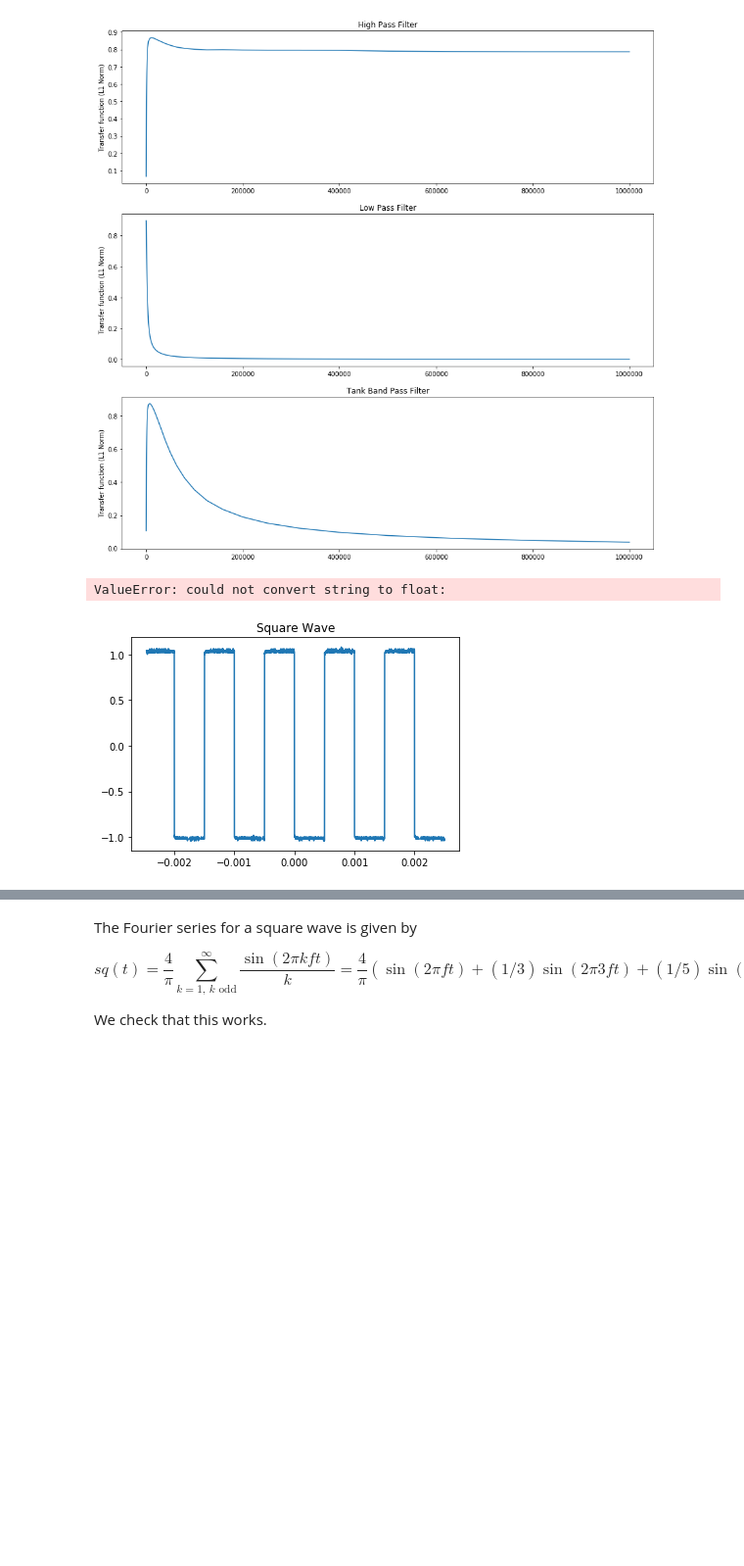
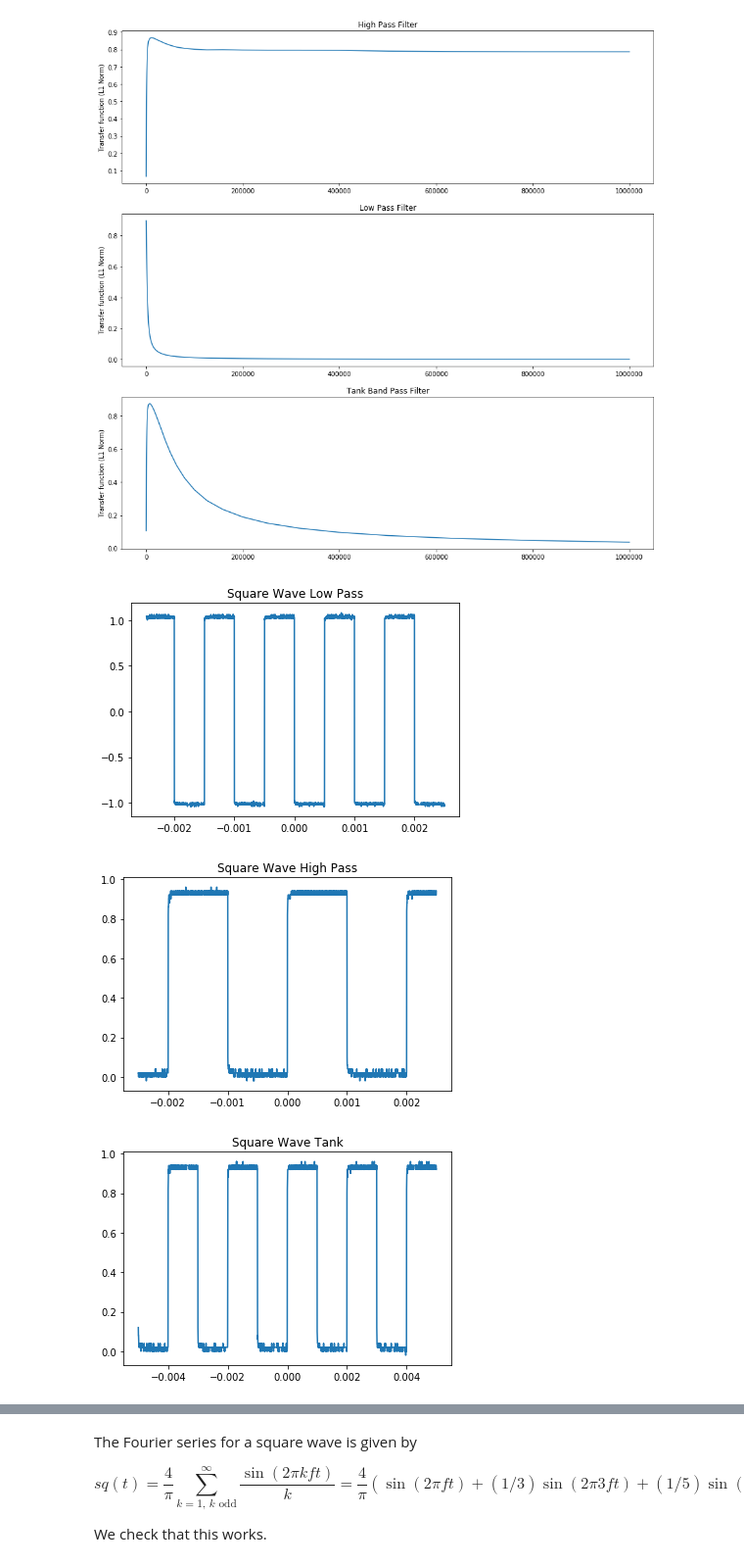
Before and after one commit to farice/PHY365L-Neural-Circuits, a Jupyter notebook: Experiments/Electronics-3_2/Electronics - 3.2.ipynb, the cells around one changed output, grey strips where cells are left out. Shown at 98% size. Drawn from its saved outputs; the diff is of its cells as text; code cells hidden in the pictures; blank space fills up the shorter version.

```diff
--- a/Experiments/Electronics-3_2/Electronics - 3.2.ipynb
+++ b/Experiments/Electronics-3_2/Electronics - 3.2.ipynb
@@ -40,25 +40,35 @@ lowpass_deformed = np.loadtxt('lowpass_deformed_clean.csv', delimiter=',')
 lowpass_harmonic = np.loadtxt('lowpass_harmonic.csv')
 lowpass_square_wave = np.loadtxt('square_wave_clean.csv', delimiter=',')
 
-highpass_deformed = np.loadtxt('highpass_deformed.csv', delimiter=',')
+highpass_deformed = np.loadtxt('highpass_deformed_clean.csv', delimiter=',')
 highpass_harmonic = np.loadtxt('highpass_harmonic.csv')
-highpass_square_wave = np.loadtxt('square_wave_highpass.csv', delimiter=',')
+highpass_square_wave = np.loadtxt('square_wave_highpass_clean.csv', delimiter=',')
 
-tank_deformed = np.loadtxt('tank_deformed.csv', delimiter=',')
+tank_deformed = np.loadtxt('tank_deformed_clean.csv', delimiter=',')
 tank_harmonic = np.loadtxt('tank_harmonic.csv')
-tank_square_wave = np.loadtxt('square_wave_tank.csv', delimiter=',')
+tank_square_wave = np.loadtxt('square_wave_tank_clean.csv', delimiter=',')
 
 #print(lowpass_harmonic)
-# %% [output]
-ValueError: could not convert string to float:
 # %%
 plt.figure()
 
-plt.title('Square Wave')
+plt.title('Square Wave Low Pass')
 plt.plot(lowpass_square_wave[:,0], lowpass_square_wave[:,1])
 
+plt.figure()
+
+plt.title('Square Wave High Pass')
+plt.plot(highpass_square_wave[:,0], highpass_square_wave[:,1])
+
+plt.figure()
+
+plt.title('Square Wave Tank')
+plt.plot(tank_square_wave[:,0], tank_square_wave[:,1])
+
 plt.show()
 # %% [output]
-[figure, old version]
+[figure, new version]
+[figure, added]
+[figure, added]
 # %%
 print(len(lowpass_deformed))
```
Also changed, not shown: parts of 12 cells of this notebook, 4 other files.
